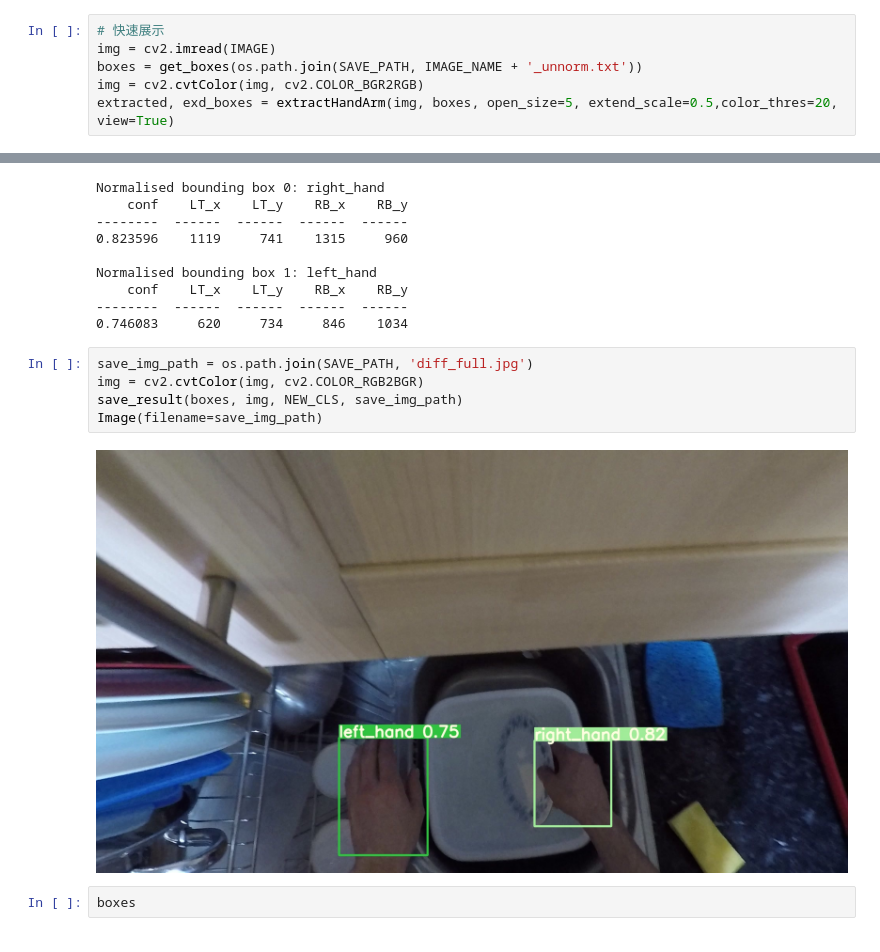
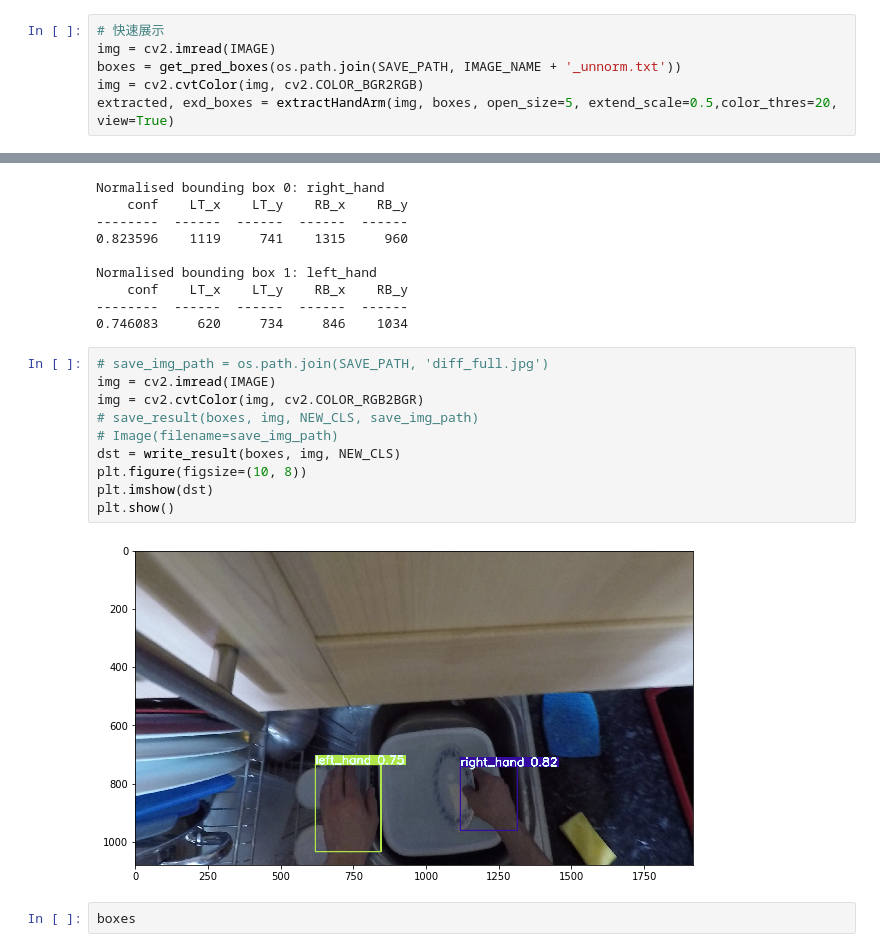
Before and after one commit to JinhangZhu/project-diary, a Jupyter notebook: differentiate.ipynb, the cells around one changed output, grey strips where cells are left out. Cells and saved outputs as stored; diff of their text form.

```diff
--- a/differentiate.ipynb
+++ b/differentiate.ipynb
@@ -373,7 +370,7 @@ plt.show()
 # %%
 # 快速展示
 img = cv2.imread(IMAGE)
-boxes = get_boxes(os.path.join(SAVE_PATH, IMAGE_NAME + '_unnorm.txt'))
+boxes = get_pred_boxes(os.path.join(SAVE_PATH, IMAGE_NAME + '_unnorm.txt'))
 img = cv2.cvtColor(img, cv2.COLOR_BGR2RGB)
 extracted, exd_boxes = extractHandArm(img, boxes, open_size=5, extend_scale=0.5,color_thres=20, view=True)
 # %% [output]
@@ -467,12 +465,17 @@ Normalised bounding box 1: left_hand
 --------  ------  ------  ------  ------
 0.746083     620     734     846    1034
 # %%
-save_img_path = os.path.join(SAVE_PATH, 'diff_full.jpg')
+# save_img_path = os.path.join(SAVE_PATH, 'diff_full.jpg')
+img = cv2.imread(IMAGE)
 img = cv2.cvtColor(img, cv2.COLOR_RGB2BGR)
-save_result(boxes, img, NEW_CLS, save_img_path)
-Image(filename=save_img_path)
+# save_result(boxes, img, NEW_CLS, save_img_path)
+# Image(filename=save_img_path)
+dst = write_result(boxes, img, NEW_CLS)
+plt.figure(figsize=(10, 8))
+plt.imshow(dst)
+plt.show()
 # %% [output]
-[figure, old version]
+[figure, new version]
 # %%
 boxes
 # %% [output]
```
Also changed, not shown: parts of 3 cells of this notebook, 8 other files.
